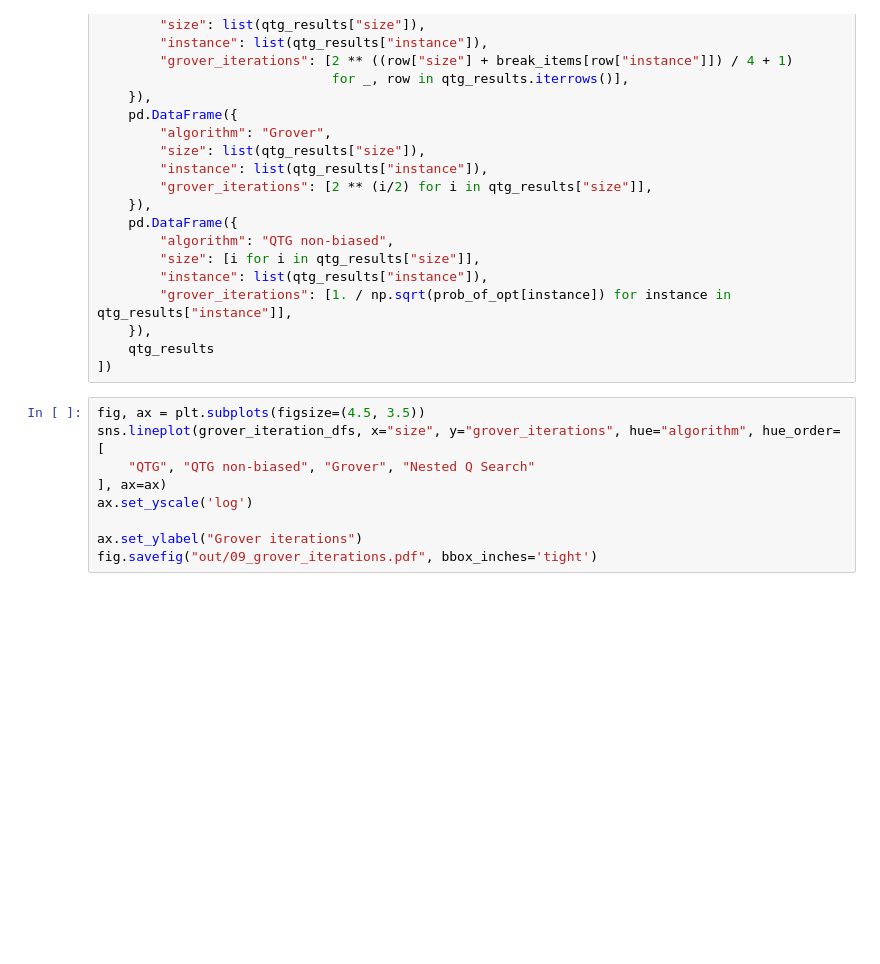
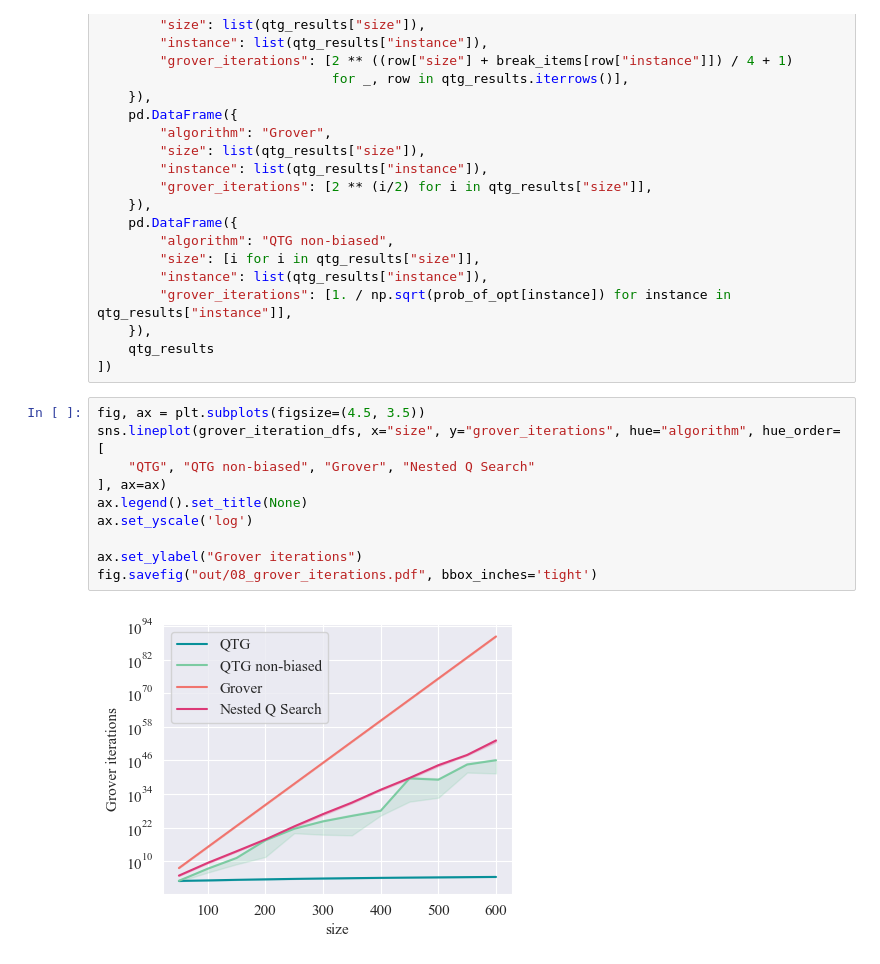
Before and after one commit to SoerenWilkening/QTG_0-1Knapsack, a Jupyter notebook: evaluation/09_grover_iterations.ipynb, the cells around one changed output. Cells and saved outputs as stored; diff of their text form; blank space fills up the shorter version.

```diff
--- a/evaluation/09_grover_iterations.ipynb
+++ b/evaluation/09_grover_iterations.ipynb
@@ -109,9 +106,12 @@ grover_iteration_dfs = pd.concat([
 # %%
 fig, ax = plt.subplots(figsize=(4.5, 3.5))
 sns.lineplot(grover_iteration_dfs, x="size", y="grover_iterations", hue="algorithm", hue_order=[
     "QTG", "QTG non-biased", "Grover", "Nested Q Search"
 ], ax=ax)
+ax.legend().set_title(None)
 ax.set_yscale('log')
 
 ax.set_ylabel("Grover iterations")
-fig.savefig("out/09_grover_iterations.pdf", bbox_inches='tight')
+fig.savefig("out/08_grover_iterations.pdf", bbox_inches='tight')
+# %% [output]
+[figure, added]
```
Also changed, not shown: parts of 2 cells of this notebook, 1 other file.
